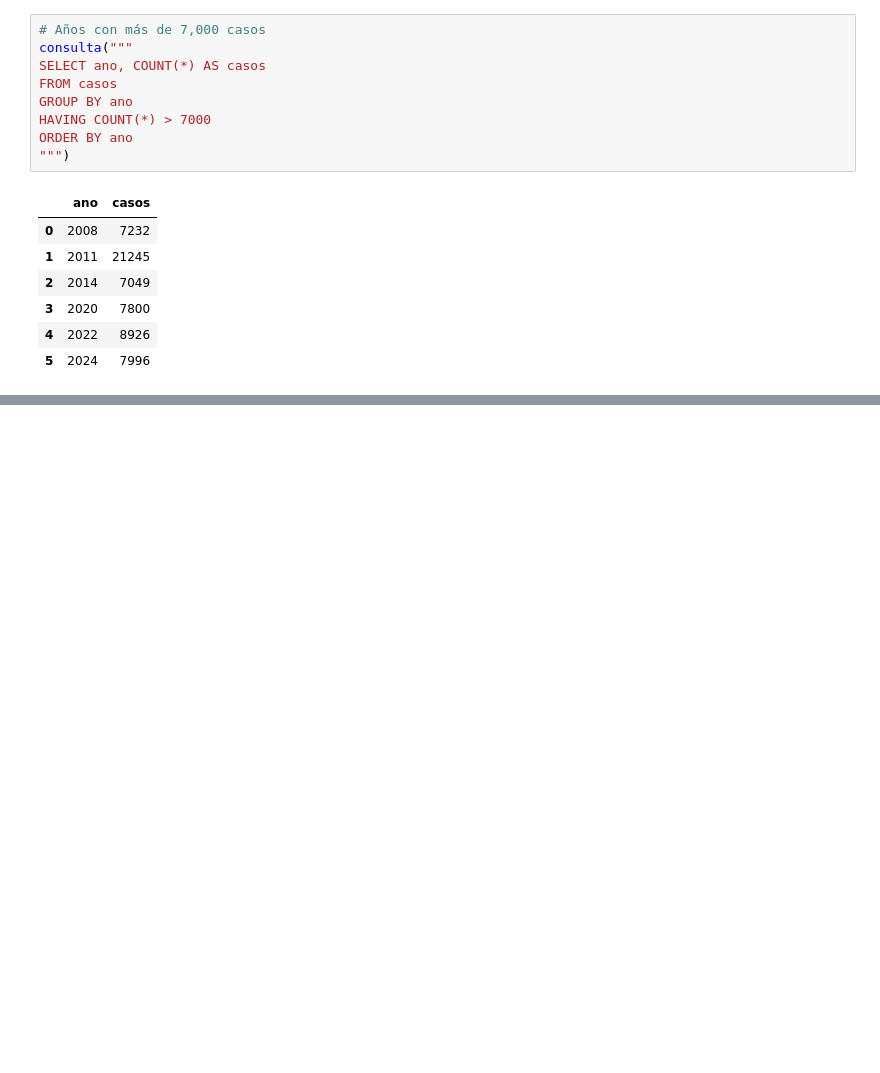
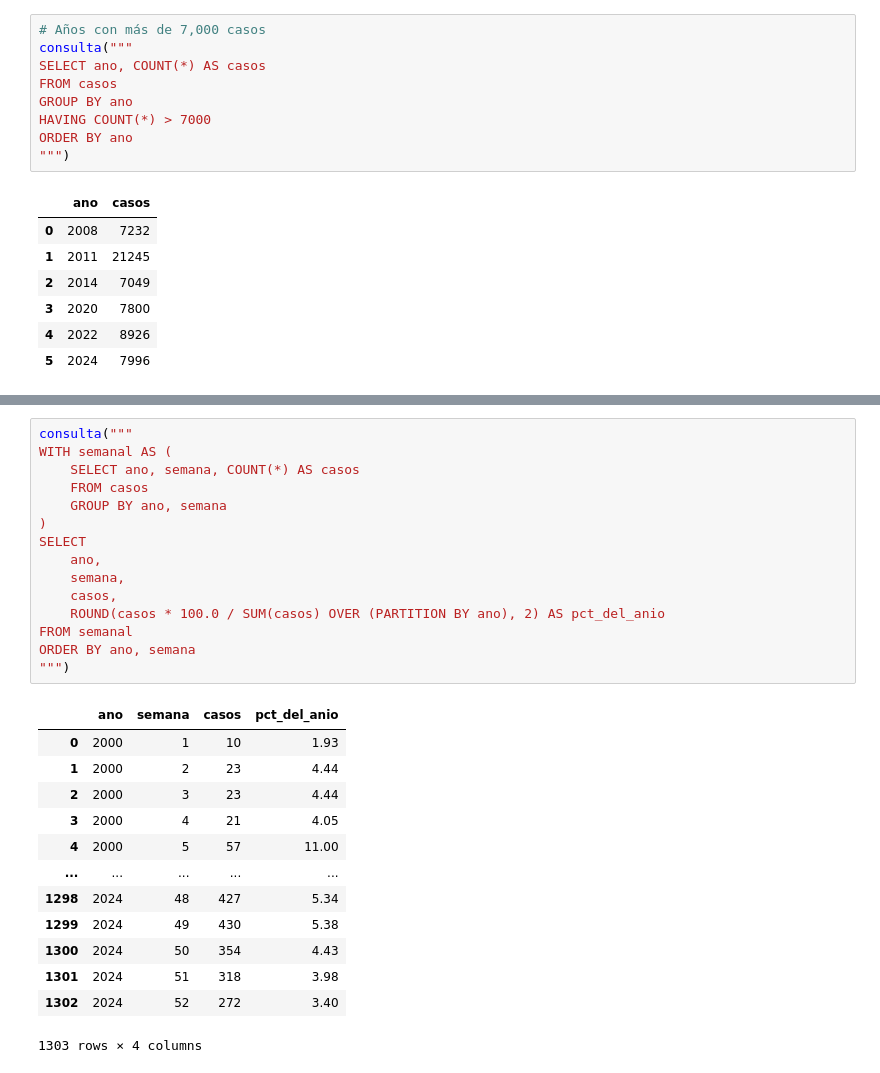
Before and after one commit to David-Sac/dengue-loreto, a Jupyter notebook: notebooks/03_sql.ipynb, the cells around one changed output, grey strips where cells are left out. Saved outputs shown, nothing was run; the diff lists cells and outputs as text; blank space fills up the shorter version.

```diff
--- a/notebooks/03_sql.ipynb
+++ b/notebooks/03_sql.ipynb
@@ -282,0 +330,29 @@ ORDER BY ano
+# %%
+consulta("""
+WITH semanal AS (
+    SELECT ano, semana, COUNT(*) AS casos
+    FROM casos
+    GROUP BY ano, semana
+)
+SELECT
+    ano,
+    semana,
+    casos,
+    ROUND(casos * 100.0 / SUM(casos) OVER (PARTITION BY ano), 2) AS pct_del_anio
+FROM semanal
+ORDER BY ano, semana
+""")
+# %% [output]
+|  | ano | semana | casos | pct_del_anio |
+| 0 | 2000 | 1 | 10 | 1.93 |
+| 1 | 2000 | 2 | 23 | 4.44 |
+| 2 | 2000 | 3 | 23 | 4.44 |
+| 3 | 2000 | 4 | 21 | 4.05 |
+| 4 | 2000 | 5 | 57 | 11.00 |
+| ... | ... | ... | ... | ... |
+| 1298 | 2024 | 48 | 427 | 5.34 |
+| 1299 | 2024 | 49 | 430 | 5.38 |
+| 1300 | 2024 | 50 | 354 | 4.43 |
+| 1301 | 2024 | 51 | 318 | 3.98 |
+| 1302 | 2024 | 52 | 272 | 3.40 |
+1303 rows × 4 columns
```
Also changed, not shown: parts of 3 cells of this notebook.
